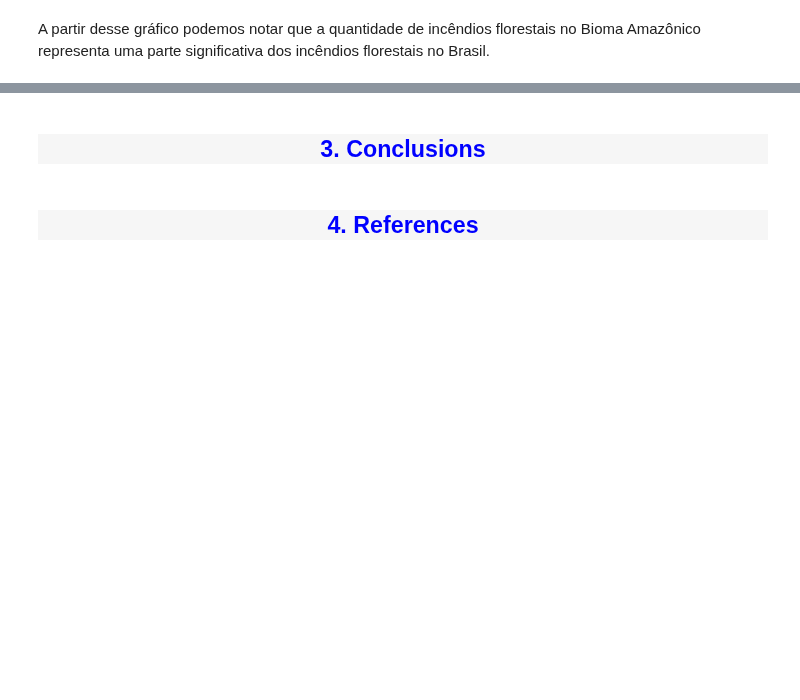
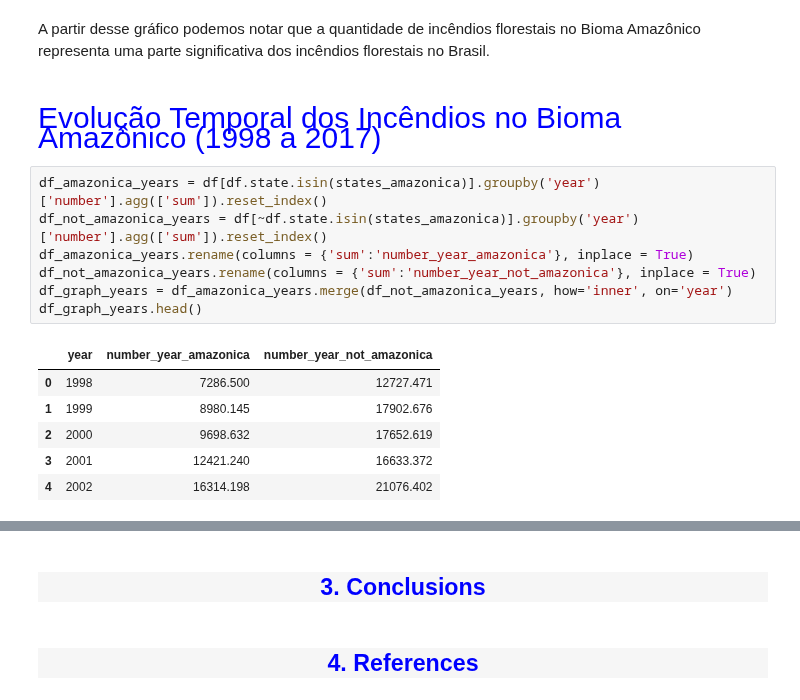
Before and after one commit to anibalfisico/Data-Science, a Jupyter notebook: inc-ndios-no-brasil.ipynb, the cells around one changed output, grey strips where cells are left out. Cells and saved outputs as stored; diff of their text form; blank space fills up the shorter version.

```diff
--- a/inc-ndios-no-brasil.ipynb
+++ b/inc-ndios-no-brasil.ipynb
@@ -469,2 +478,18 @@ plt.show()
 # %% [markdown]
 A partir desse gráfico podemos notar que a quantidade de incêndios florestais no Bioma Amazônico representa uma parte significativa dos incêndios florestais no Brasil.
+# %% [markdown]
+<h4 style = "background-color: white; color : blue; font-size: 30px; font-family:garamond; font-weight: normal; border-radius: 75px 150px; text-align: left"> Evolução Temporal dos Incêndios no Bioma Amazônico (1998 a 2017)</h4>
+# %%
+df_amazonica_years = df[df.state.isin(states_amazonica)].groupby('year')['number'].agg(['sum']).reset_index()
+df_not_amazonica_years = df[~df.state.isin(states_amazonica)].groupby('year')['number'].agg(['sum']).reset_index()
+df_amazonica_years.rename(columns = {'sum':'number_year_amazonica'}, inplace = True)
+df_not_amazonica_years.rename(columns = {'sum':'number_year_not_amazonica'}, inplace = True)
+df_graph_years = df_amazonica_years.merge(df_not_amazonica_years, how='inner', on='year')
+df_graph_years.head()
+# %% [output]
+|  | year | number_year_amazonica | number_year_not_amazonica |
+| 0 | 1998 | 7286.500 | 12727.471 |
+| 1 | 1999 | 8980.145 | 17902.676 |
+| 2 | 2000 | 9698.632 | 17652.619 |
+| 3 | 2001 | 12421.240 | 16633.372 |
+| 4 | 2002 | 16314.198 | 21076.402 |
```
Also changed, not shown: parts of 2 cells of this notebook.
